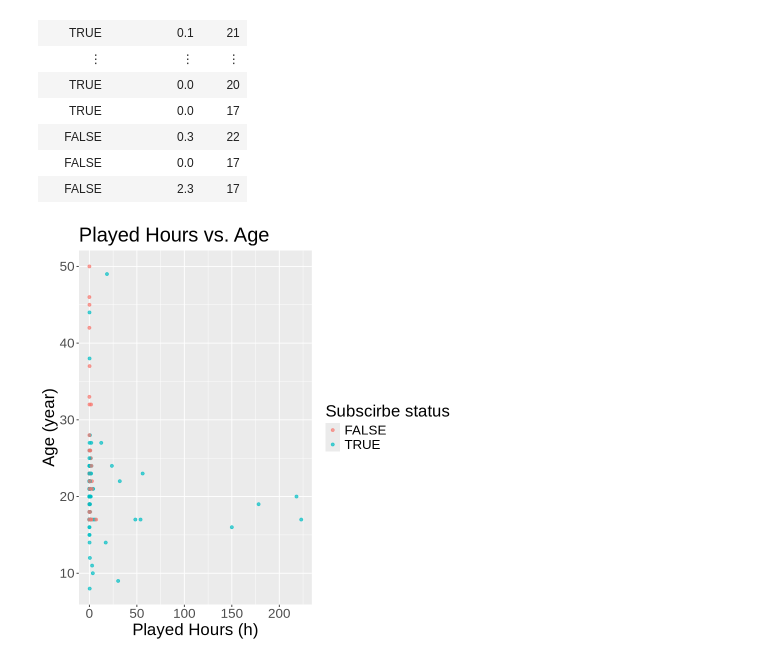
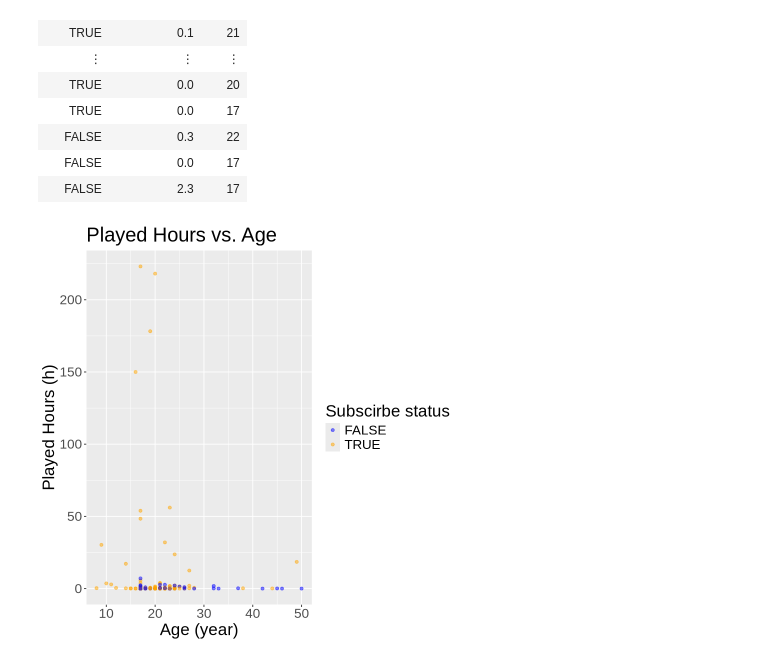
Before and after one commit to linq060119/group-project, a Jupyter notebook: final report.ipynb, the cells around one changed output. Drawn from its saved outputs; the diff is of its cells as text; code cells hidden in the pictures.

Commit message:
code refine
1added a summary table 2 improve the visualization 3 set the seed value 4 optimize the approach to compute accuracy, precision and recall from conf_mat

```diff
--- a/final report.ipynb
+++ b/final report.ipynb
@@ -94,15 +88,14 @@ A tibble: 194 × 3
 | FALSE | 2.3 | 17 |
 # %%
 players_tidy_plot <- players_tidy |>
-        ggplot(aes(x = played_hours, y = Age, color = subscribe)) +
-  geom_point(alpha = 0.7) +
-  labs(
-    title = "Played Hours vs. Age",
-    x = "Played Hours (h)",
-    y = "Age (year)",
-    color = "Subscirbe status"
-  ) +
+        ggplot(aes(x = Age, y = played_hours, color = subscribe)) +
+  geom_point(alpha = 0.5) +
+  labs(title = "Played Hours vs. Age",
+        x = "Age (year)",
+        y = "Played Hours (h)",
+        color = "Subscirbe status")+
+        scale_color_manual(values=c("blue","orange"))+
   theme(text = element_text(size = 20))
 players_tidy_plot
 # %% [output]
-[figure, old version]
+[figure, new version]
```
Also changed, not shown: parts of 16 cells of this notebook.
